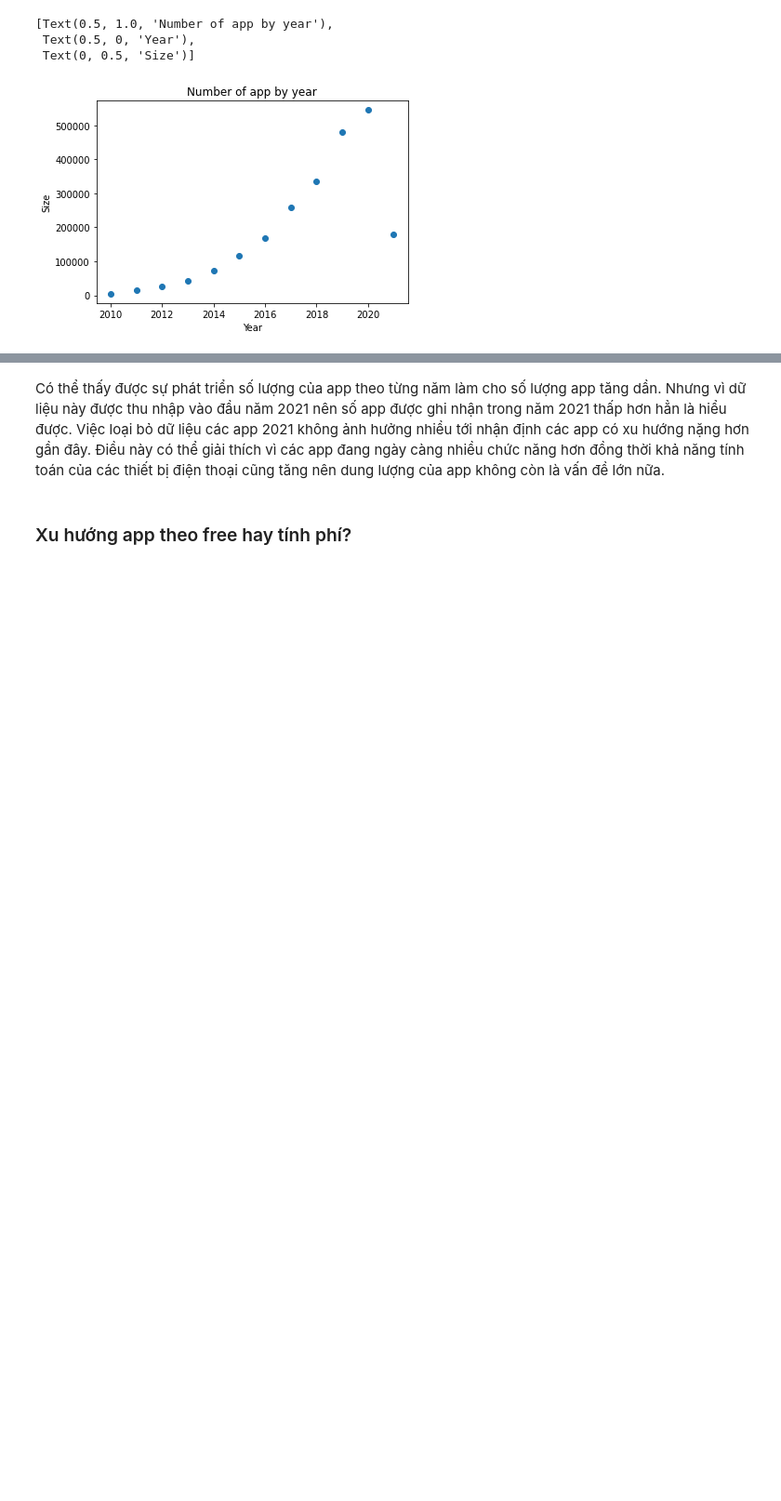
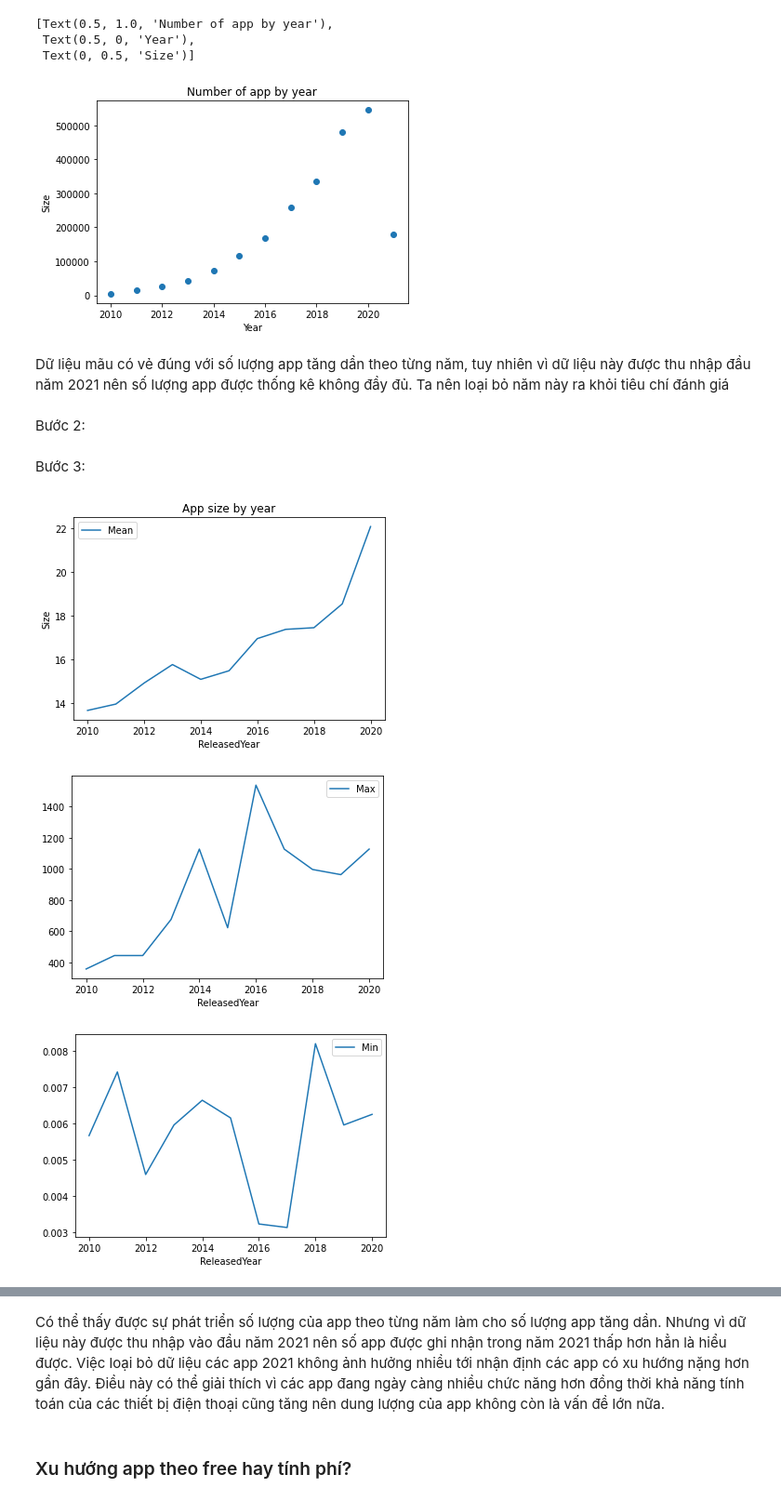
Before and after one commit to ldtpvince/P4DS_FINAL_PJ, a Jupyter notebook: 18120143-18120512.ipynb, the cells around one changed output, grey strips where cells are left out. Shown at 93% size. Cells and saved outputs as stored; diff of their text form; code cells hidden in the pictures; blank space fills up the shorter version.

```diff
--- a/18120143-18120512.ipynb
+++ b/18120143-18120512.ipynb
@@ -407,3 +384,30 @@ Name: ReleasedYear, dtype: int64
  Text(0.5, 0, 'Year'),
  Text(0, 0.5, 'Size')]
 [figure]
+# %% [markdown]
+Dữ liệu mãu có vẻ đúng với số lượng app tăng dần theo từng năm, tuy nhiên vì dữ liệu này được thu nhập đầu năm 2021 nên số lượng app được thống kê không đầy đủ. Ta nên loại bỏ năm này ra khỏi tiêu chí đánh giá
+# %% [markdown]
+Bước 2:
+# %%
+app_sizes_mean = gps_df.groupby(['ReleasedYear'])['Size'].mean().loc[:2020]
+app_sizes_max = gps_df.groupby(['ReleasedYear'])['Size'].max().loc[:2020]
+app_sizes_min = gps_df.groupby(['ReleasedYear'])['Size'].min().loc[:2020]
+# %% [markdown]
+Bước 3:
+# %%
+ax = plt.gca()
+ax.set(title='App size by year', xlabel='Year', ylabel='Size')
+app_sizes_mean.name = 'Mean'
+app_sizes_max.name = 'Max'
+app_sizes_min.name = 'Min'
+
+app_sizes_mean.plot(legend='Mean')
+plt.show()
+app_sizes_max.plot(legend='Max')
+plt.show()
+app_sizes_min.plot(legend='Min')
+plt.show()
+# %% [output]
+[figure, added]
+[figure, added]
+[figure, added]
```
Also changed, not shown: parts of 16 cells of this notebook.
